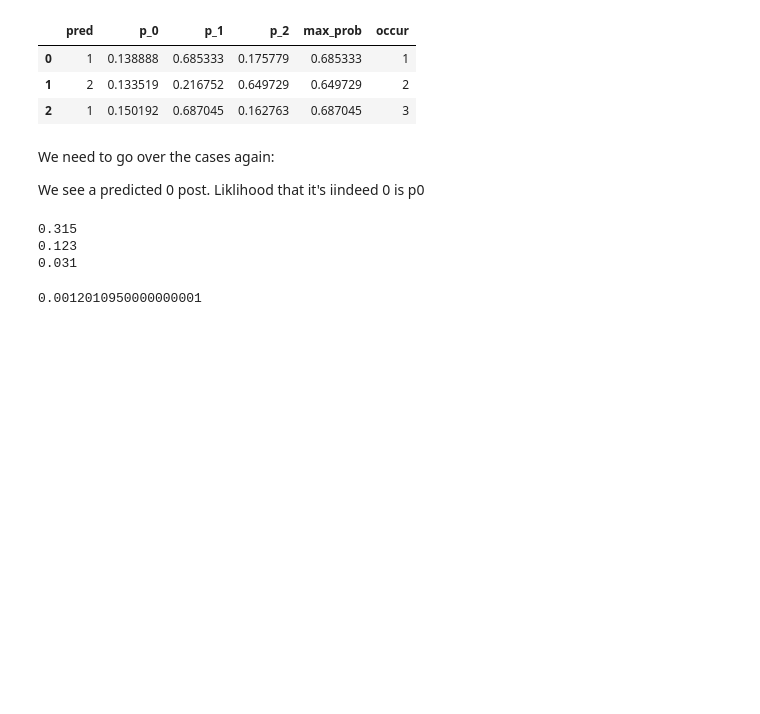
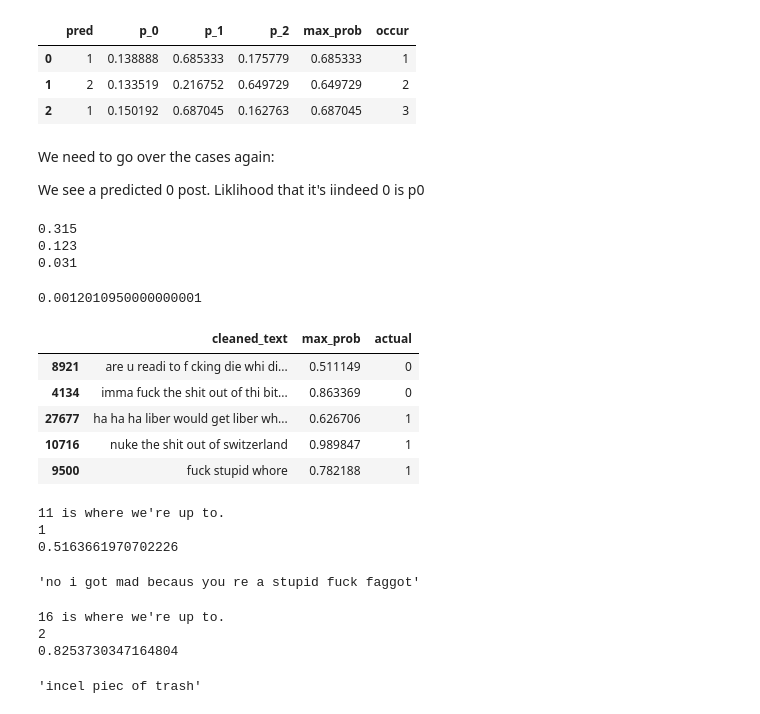
Before and after one commit to bwolff26/capstone_malevonce_prevention, a Jupyter notebook: code/fushion_i.ipynb, the cells around one changed output. Saved outputs shown, nothing was run; the diff lists cells and outputs as text; code cells hidden in the pictures; blank space fills up the shorter version.

```diff
--- a/code/fushion_i.ipynb
+++ b/code/fushion_i.ipynb
@@ -475,0 +479,22 @@ prob_scanner_account(sample_pred_comparer)
+# %%
+hyper_2 = hyper_pred_comparer[hyper_pred_comparer['pred']==2][['cleaned_text', 'max_prob', 'actual']]
+# %%
+hyper_2.head()
+# %% [output]
+|  | cleaned_text | max_prob | actual |
+| 8921 | are u readi to f cking die whi di... | 0.511149 | 0 |
+| 4134 | imma fuck the shit out of thi bit... | 0.863369 | 0 |
+| 27677 | ha ha ha liber would get liber wh... | 0.626706 | 1 |
+| 10716 | nuke the shit out of switzerland | 0.989847 | 1 |
+| 9500 | fuck stupid whore | 0.782188 | 1 |
+# %%
+count += 1
+print(f"{count} is where we're up to.")
+print(hyper_2.iloc[count][2])
+print(hyper_2.iloc[count][1])
+hyper_2.iloc[count][0]
+# %% [output]
+11 is where we're up to.
+1
+0.5163661970702226
+'no i got mad becaus you re a stupid fuck faggot'
@@ -475,0 +504,11 @@ prob_scanner_account(sample_pred_comparer)
+# %%
+count += 1
+print(f"{count} is where we're up to.")
+print(hyper_2_extreme.iloc[count][2])
+print(hyper_2_extreme.iloc[count][1])
+hyper_2_extreme.iloc[count][0]
+# %% [output]
+16 is where we're up to.
+2
+0.8253730347164804
+'incel piec of trash'
```
Also changed, not shown: parts of 3 cells of this notebook, 2 other files.
